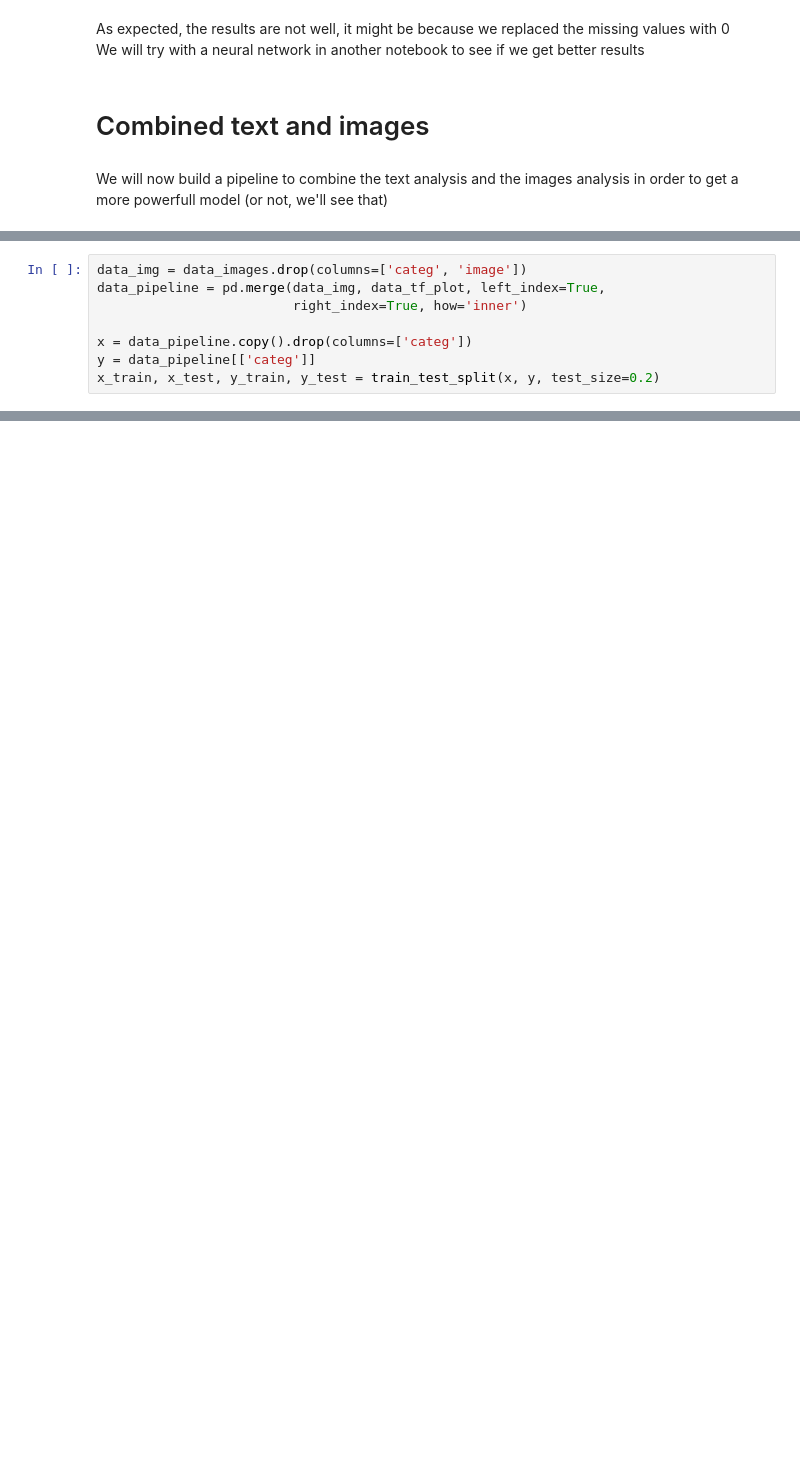
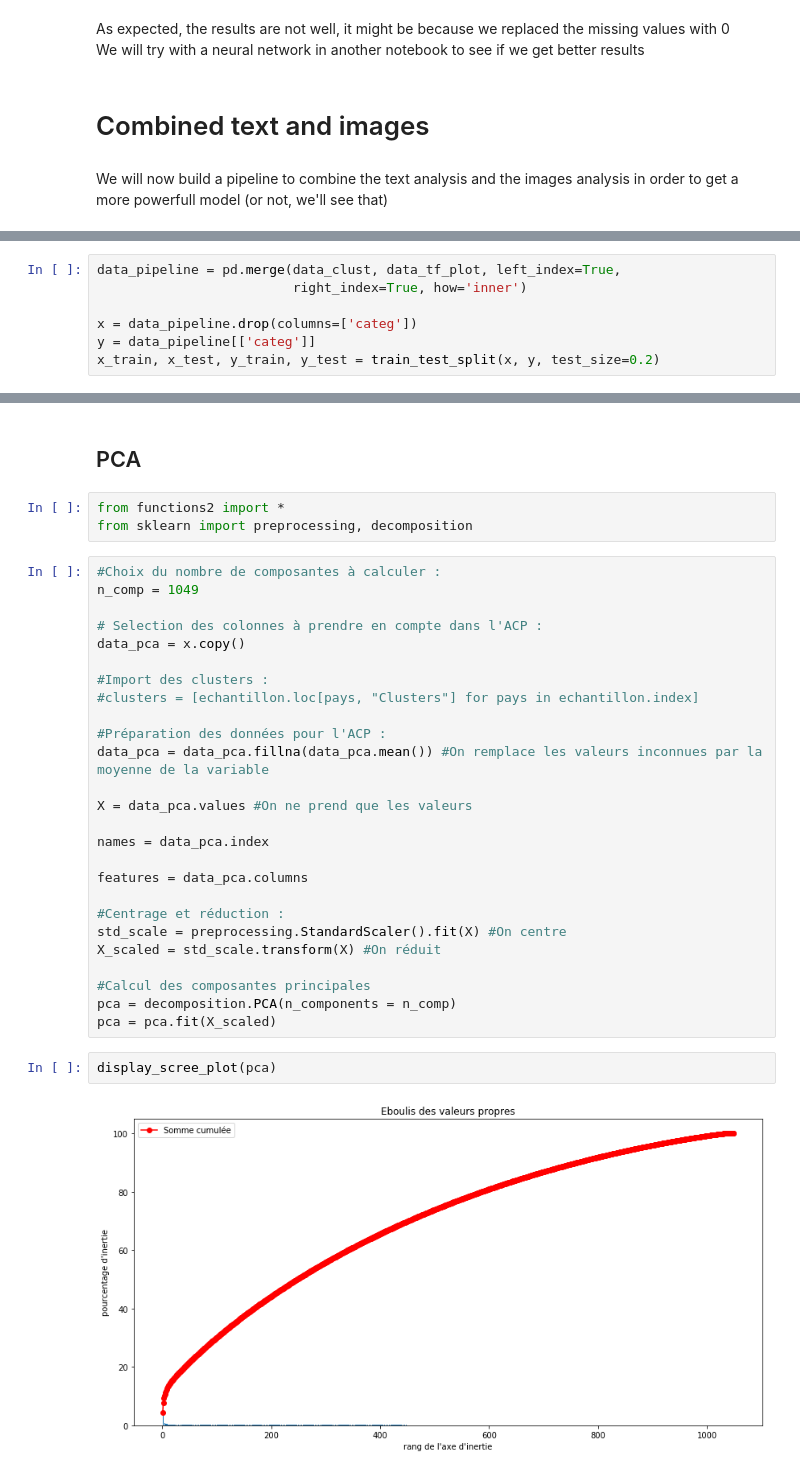
Before and after one commit to Julien-paulet/Ds_projet6, a Jupyter notebook: P6_02_notebook_analyses.ipynb, the cells around one changed output, grey strips where cells are left out. Cells and saved outputs as stored; diff of their text form; blank space fills up the shorter version.

```diff
--- a/P6_02_notebook_analyses.ipynb
+++ b/P6_02_notebook_analyses.ipynb
@@ -607,8 +623,7 @@ We will now build a pipeline to combine the text analysis and the images analysi
 # %%
-data_img = data_images.drop(columns=['categ', 'image'])
-data_pipeline = pd.merge(data_img, data_tf_plot, left_index=True,
+data_pipeline = pd.merge(data_clust, data_tf_plot, left_index=True,
                          right_index=True, how='inner')
 
-x = data_pipeline.copy().drop(columns=['categ'])
+x = data_pipeline.drop(columns=['categ'])
 y = data_pipeline[['categ']]
 x_train, x_test, y_train, y_test = train_test_split(x, y, test_size=0.2)
@@ -631,0 +634,35 @@ x_train
+# %% [markdown]
+## PCA
+# %%
+from functions2 import *
+from sklearn import preprocessing, decomposition
+# %%
+#Choix du nombre de composantes à calculer :
+n_comp = 1049
+
+# Selection des colonnes à prendre en compte dans l'ACP :
+data_pca = x.copy()
+
+#Import des clusters :
+#clusters = [echantillon.loc[pays, "Clusters"] for pays in echantillon.index]
+
+#Préparation des données pour l'ACP :
+data_pca = data_pca.fillna(data_pca.mean()) #On remplace les valeurs inconnues par la moyenne de la variable
+
+X = data_pca.values #On ne prend que les valeurs
+
+names = data_pca.index
+
+features = data_pca.columns
+
+#Centrage et réduction :
+std_scale = preprocessing.StandardScaler().fit(X) #On centre
+X_scaled = std_scale.transform(X) #On réduit
+
+#Calcul des composantes principales
+pca = decomposition.PCA(n_components = n_comp)
+pca = pca.fit(X_scaled)
+# %%
+display_scree_plot(pca)
+# %% [output]
+[figure, added]
```
Also changed, not shown: parts of 20 cells of this notebook, 1 other file.
